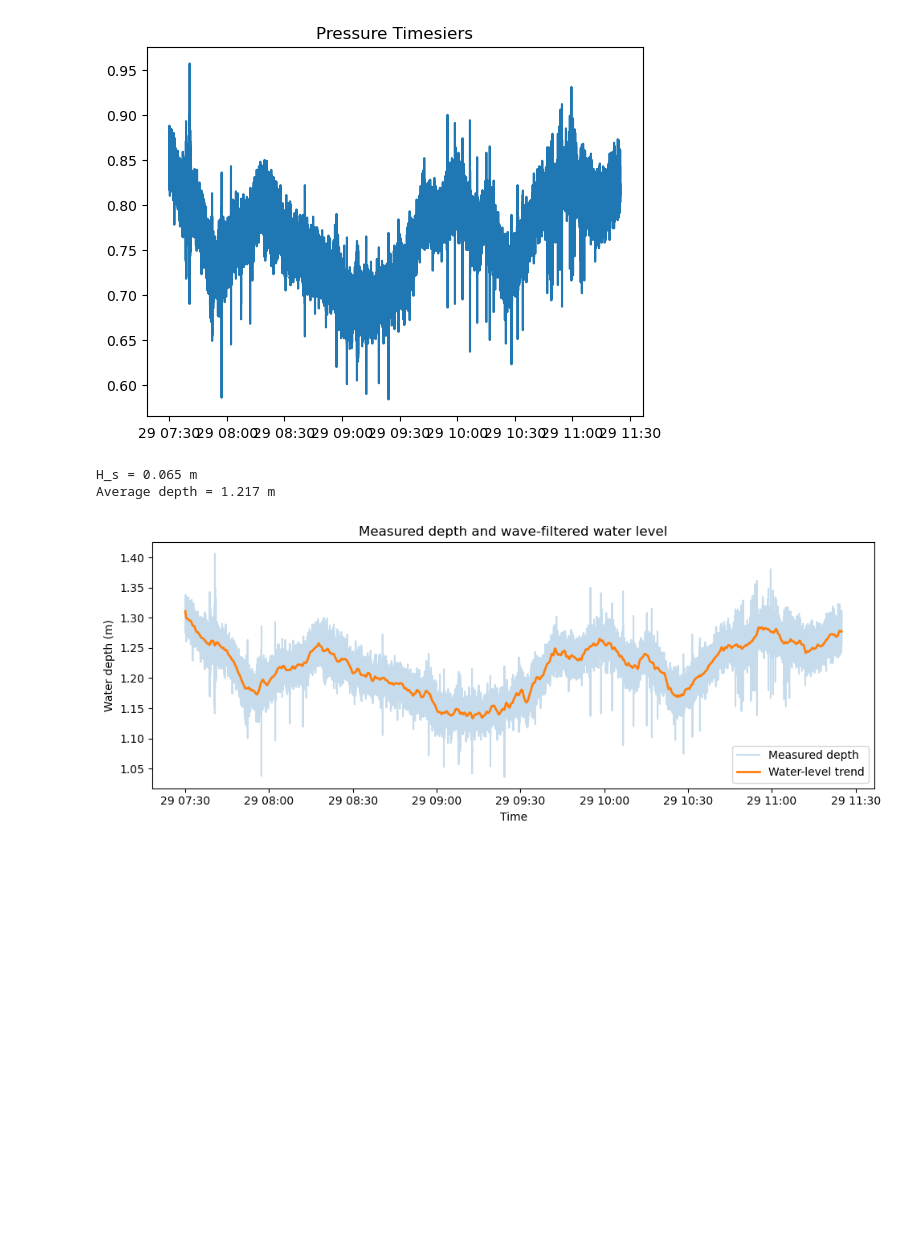
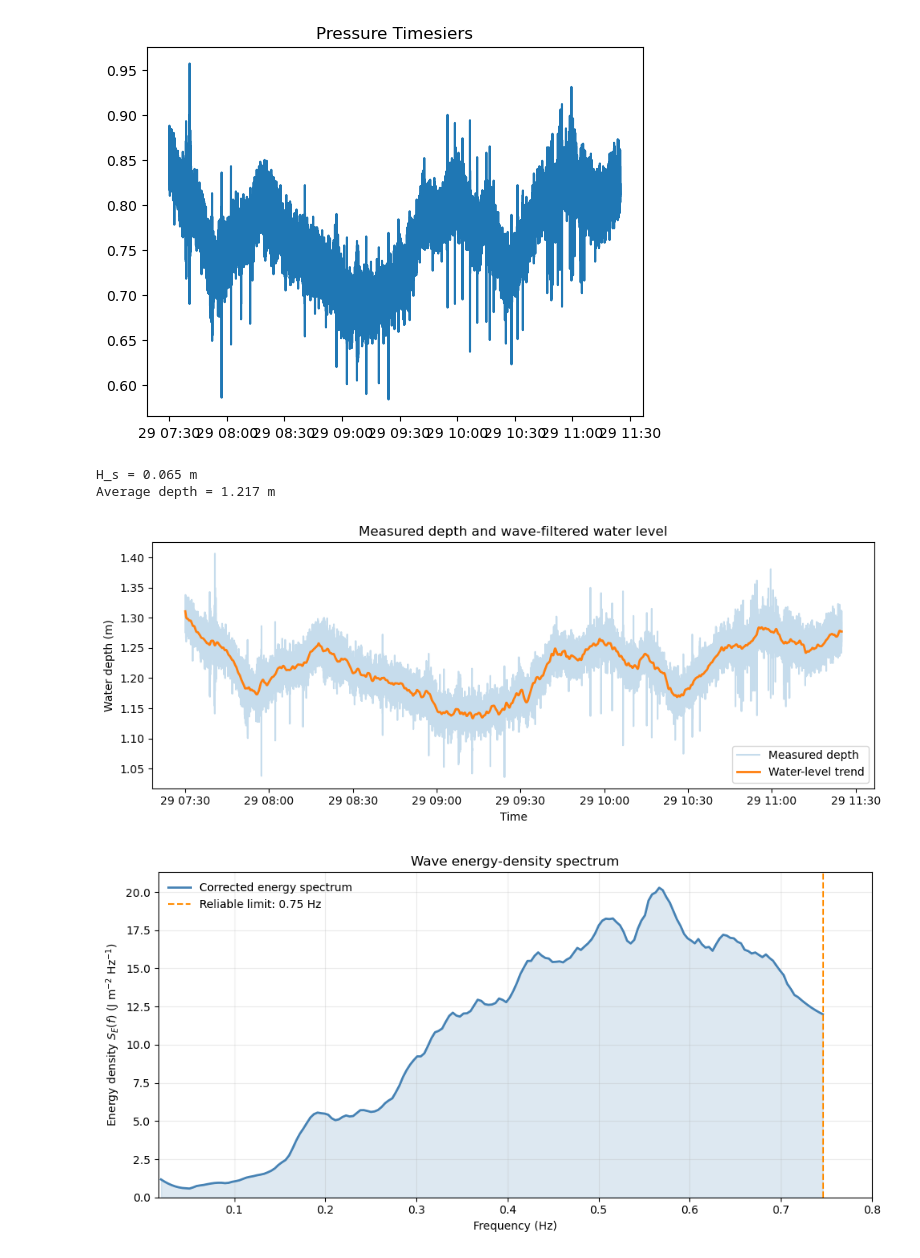
Before and after one commit to Florent11a/MDP, a Jupyter notebook: Plots.ipynb, the cells around one changed output. Drawn from its saved outputs; the diff is of its cells as text; code cells hidden in the pictures; blank space fills up the shorter version.

```diff
--- a/Plots.ipynb
+++ b/Plots.ipynb
@@ -290,3 +288,89 @@ plt.tight_layout()
 plt.show()
 # %% [output]
 [figure]
+# %%
+from scipy.signal import welch, savgol_filter
+from scipy.optimize import brentq
+
+
+fs = 16
+rho = 1025
+g = 9.81
+
+# wave_sig is the pressure-derived depth signal after removing the slow trend
+eta_pressure = np.asarray(wave_sig, dtype=float)
+
+# One-sided variance spectrum of the measured signal
+f, S_measured = welch(
+    eta_pressure,
+    fs=fs,
+    window="hann",
+    nperseg=4096,
+    noverlap=2048,
+    detrend="constant",
+    scaling="density"
+)
+
+# Mean water depth and sensor elevation above the bed
+h = float(np.mean(depth_segment))
+z_sensor = float(sensor_height)
+
+# Correct pressure attenuation with depth. At high frequencies Kp becomes
+# very small, so the correction would amplify sensor noise unrealistically.
+Kp = np.ones_like(f)
+for i, frequency in enumerate(f[1:], start=1):
+    omega = 2 * np.pi * frequency
+
+    def dispersion_residual(k):
+        return g * k * np.tanh(k * h) - omega**2
+
+    k_upper = max(1.0, omega**2 / g)
+    while dispersion_residual(k_upper) <= 0:
+        k_upper *= 2
+
+    k = brentq(dispersion_residual, 0.0, k_upper)
+    Kp[i] = np.cosh(k * z_sensor) / np.cosh(k * h)
+
+# Keep only the wave band retained by the 60 s trend filter and only where
+# the pressure response is sufficiently strong for a stable correction.
+min_frequency = cutoff_freq
+min_pressure_response = 0.2
+valid = (f >= min_frequency) & (Kp >= min_pressure_response)
+
+S_eta = np.zeros_like(S_measured)
+S_eta[valid] = S_measured[valid] / Kp[valid]**2
+
+# Wave energy-density spectrum. The unsmoothed spectrum is retained for
+# integration; smoothing is applied only to the displayed curve.
+S_E = rho * g * S_eta
+plot_valid = valid & (f <= 0.8)
+S_E_plot = savgol_filter(S_E[plot_valid], window_length=15, polyorder=2)
+S_E_plot = np.maximum(S_E_plot, 0)
+
+fig, ax = plt.subplots(figsize=(10, 5))
+ax.plot(f[plot_valid], S_E_plot, color="steelblue", linewidth=2,
+        label="Corrected energy spectrum")
+ax.fill_between(f[plot_valid], S_E_plot, color="steelblue", alpha=0.18)
+ax.axvline(f[valid].max(), color="darkorange", linestyle="--", linewidth=1.5,
+           label=f"Reliable limit: {f[valid].max():.2f} Hz")
+ax.set_xlabel("Frequency (Hz)")
+ax.set_ylabel(r"Energy density $S_E(f)$ (J m$^{-2}$ Hz$^{-1}$)")
+ax.set_title("Wave energy-density spectrum")
+ax.set_xlim(min_frequency, 0.8)
+ax.set_ylim(bottom=0)
+ax.grid(True, alpha=0.25)
+ax.legend(frameon=False)
+fig.tight_layout()
+plt.show()
+
+# Integrated wave energy and spectral significant wave height
+m0 = np.trapezoid(S_eta, f)
+E_total = rho * g * m0
+Hm0 = 4 * np.sqrt(m0)
+
+print(f"Measured frequency range: 0 to {f[-1]:.2f} Hz (Nyquist frequency)")
+print(f"Reliable corrected range: {f[valid].min():.3f} to {f[valid].max():.3f} Hz")
+print(f"Total wave energy density = {E_total:.3f} J/m²")
+print(f"Hm0 = {Hm0:.3f} m")
+# %% [output]
+[figure, added]
```
Also changed, not shown: parts of 2 cells of this notebook.
